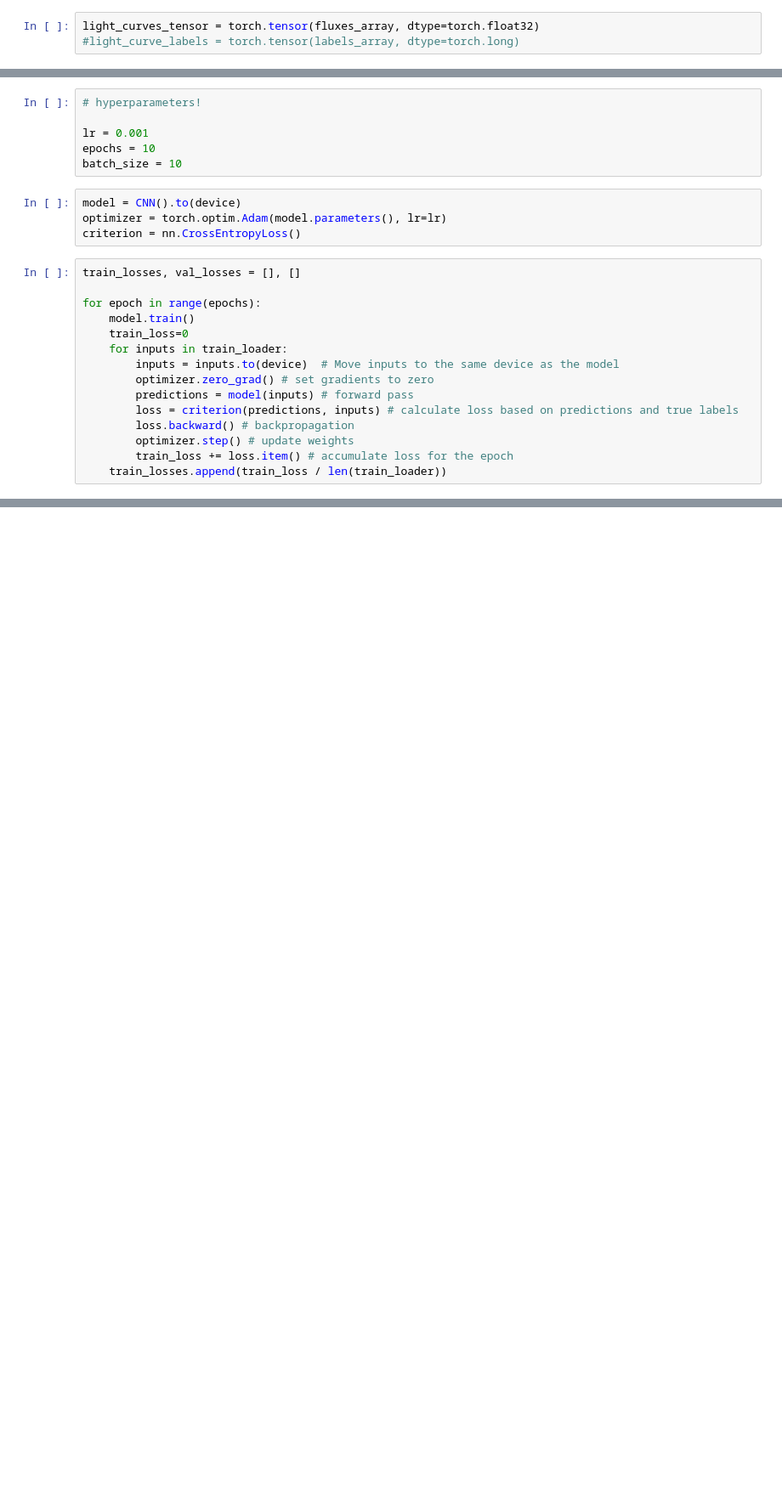
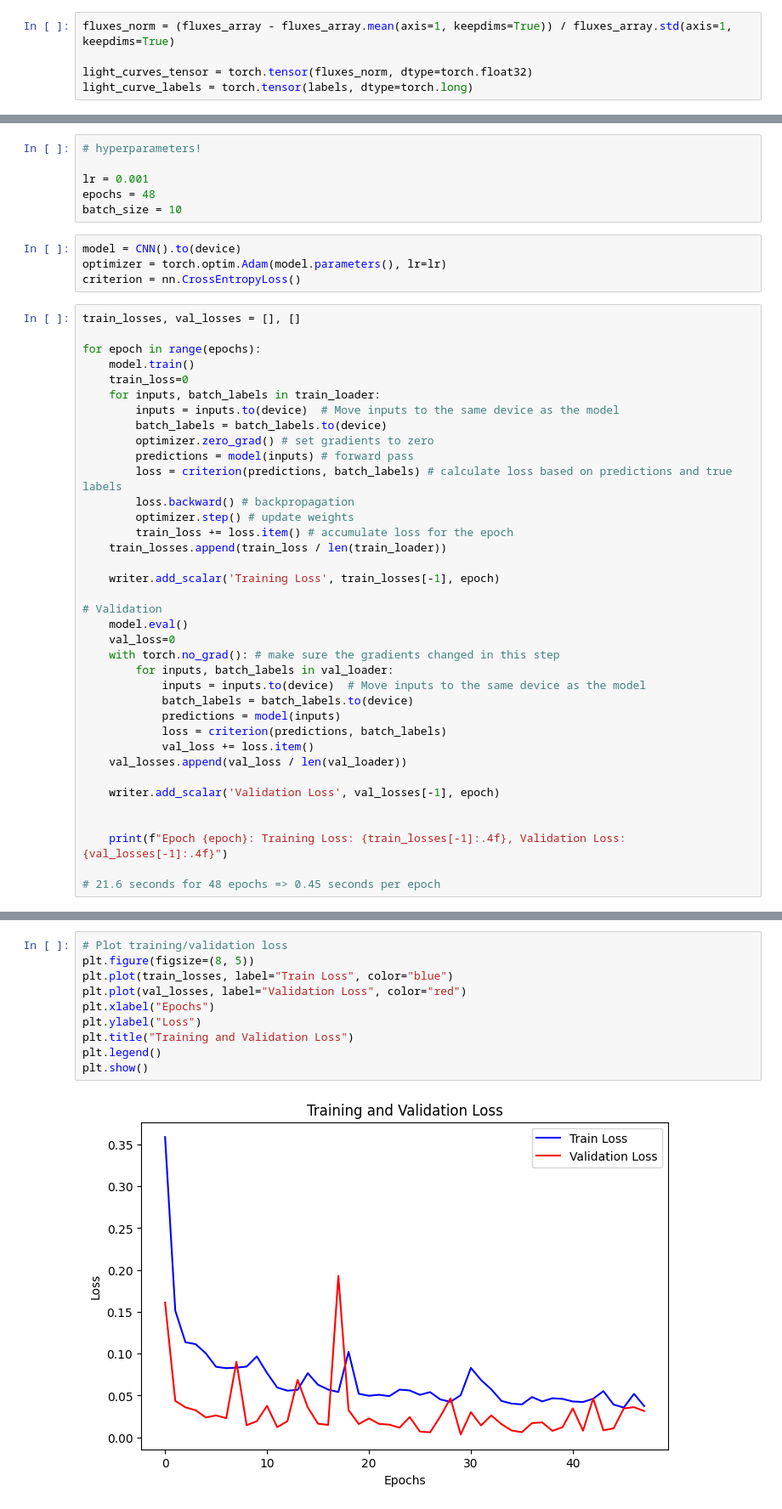
Before and after one commit to seanfoxhay-debug/eclipsing-binaries, a Jupyter notebook: Eclipsing binaries classification.ipynb, the cells around one changed output, grey strips where cells are left out. Shown at 85% size. Saved outputs shown, nothing was run; the diff lists cells and outputs as text; blank space fills up the shorter version.

Commit message:
re-run the synthetic data, with labels included. Made a simple ML algorithm which seems able to classify the data

```diff
--- a/Eclipsing binaries classification.ipynb
+++ b/Eclipsing binaries classification.ipynb
@@ -42,7 +75,9 @@ print(f"Using device: {device}")
 # %% [output]
 Using device: cpu
 # %%
-light_curves_tensor = torch.tensor(fluxes_array, dtype=torch.float32)
-#light_curve_labels = torch.tensor(labels_array, dtype=torch.long)
+fluxes_norm = (fluxes_array - fluxes_array.mean(axis=1, keepdims=True)) / fluxes_array.std(axis=1, keepdims=True)
+
+light_curves_tensor = torch.tensor(fluxes_norm, dtype=torch.float32)
+light_curve_labels = torch.tensor(labels, dtype=torch.long)
 # %%
 # Splitting synthetic data into training and validation sets
@@ -109,7 +154,7 @@ class CNN(nn.Module):
 # hyperparameters!
 
 lr = 0.001
-epochs = 10
+epochs = 48
 batch_size = 10
 # %%
 model = CNN().to(device)
@@ -121,13 +166,35 @@ train_losses, val_losses = [], []
 for epoch in range(epochs):
     model.train()
     train_loss=0
-    for inputs in train_loader:
+    for inputs, batch_labels in train_loader:
         inputs = inputs.to(device)  # Move inputs to the same device as the model
+        batch_labels = batch_labels.to(device)
         optimizer.zero_grad() # set gradients to zero
         predictions = model(inputs) # forward pass
-        loss = criterion(predictions, inputs) # calculate loss based on predictions and true labels
+        loss = criterion(predictions, batch_labels) # calculate loss based on predictions and true labels
         loss.backward() # backpropagation
         optimizer.step() # update weights
         train_loss += loss.item() # accumulate loss for the epoch
     train_losses.append(train_loss / len(train_loader))
+
+    writer.add_scalar('Training Loss', train_losses[-1], epoch)
+
+# Validation
+    model.eval()
+    val_loss=0
+    with torch.no_grad(): # make sure the gradients changed in this step
+        for inputs, batch_labels in val_loader:
+            inputs = inputs.to(device)  # Move inputs to the same device as the model
+            batch_labels = batch_labels.to(device)
+            predictions = model(inputs)
+            loss = criterion(predictions, batch_labels)
+            val_loss += loss.item()
+    val_losses.append(val_loss / len(val_loader))
+
+    writer.add_scalar('Validation Loss', val_losses[-1], epoch)
+
+
+    print(f"Epoch {epoch}: Training Loss: {train_losses[-1]:.4f}, Validation Loss: {val_losses[-1]:.4f}")
+
+# 21.6 seconds for 48 epochs => 0.45 seconds per epoch
 # %% [output]
@@ -134,0 +218,12 @@ RuntimeError: Input type (double) and bias type (float) should be the same
+# %%
+# Plot training/validation loss
+plt.figure(figsize=(8, 5))
+plt.plot(train_losses, label="Train Loss", color="blue")
+plt.plot(val_losses, label="Validation Loss", color="red")
+plt.xlabel("Epochs")
+plt.ylabel("Loss")
+plt.title("Training and Validation Loss")
+plt.legend()
+plt.show()
+# %% [output]
+[figure, added]
```
Also changed, not shown: parts of 8 cells of this notebook, 1 other file.
